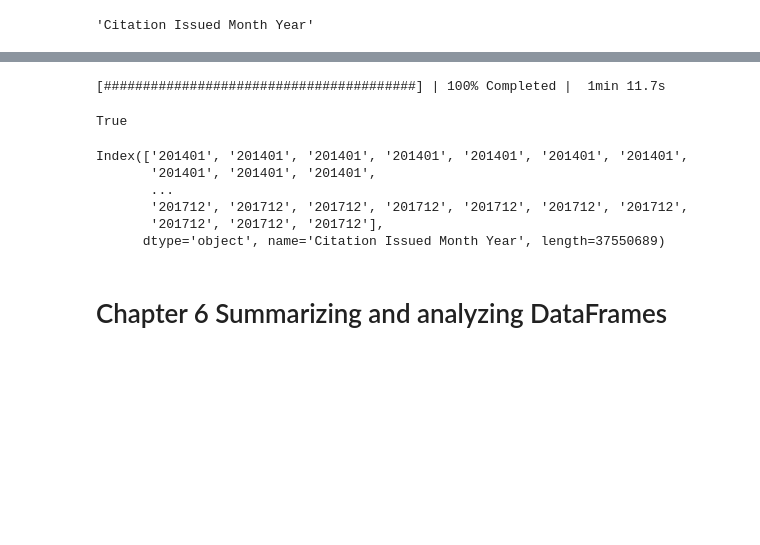
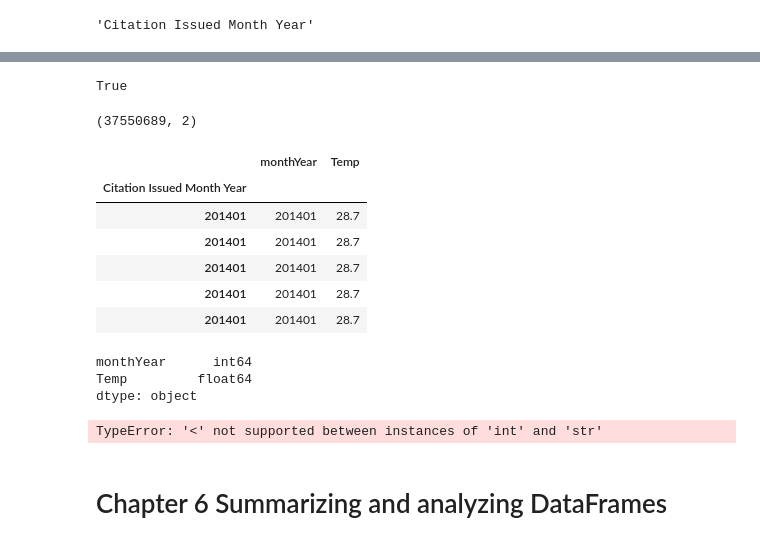
Before and after one commit to sunchengyi/Dask, a Jupyter notebook: nyc-parking-tickets_dask.ipynb, the cells around one changed output, grey strips where cells are left out. Saved outputs shown, nothing was run; the diff lists cells and outputs as text; code cells hidden in the pictures; blank space fills up the shorter version.

```diff
--- a/nyc-parking-tickets_dask.ipynb
+++ b/nyc-parking-tickets_dask.ipynb
@@ -625,5 +625,6 @@ with ProgressBar():
 0 rows × 37 columns
 # %%
 with ProgressBar():
-    print(nyc_data_with_temps.index.compute())
+    issued_month_year = nyc_data_with_temps.index.compute()
+print(issued_month_year)
 # %% [output]
@@ -658,6 +642 @@ nyc_data_new_index.index.name
-# %%
-with ProgressBar():
-    index1 = nyc_data_new_index.index.compute()
-# %% [output]
-[########################################] | 100% Completed |  1min 11.7s
 # %%
@@ -665,11 +644,18 @@ index1[0]==nyc_temps_indexed.index[12]
 # %% [output]
 True
-# %%
-index1
-# %% [output]
-Index(['201401', '201401', '201401', '201401', '201401', '201401', '201401',
-       '201401', '201401', '201401',
-       ...
-       '201712', '201712', '201712', '201712', '201712', '201712', '201712',
-       '201712', '201712', '201712'],
-      dtype='object', name='Citation Issued Month Year', length=37550689)
+# %%
+issued_month_year_temp = nyc_temps_indexed.loc[issued_month_year, :]
+# %%
+issued_month_year_temp.shape
+# %% [output]
+(37550689, 2)
+# %%
+issued_month_year_temp.head()
+# %% [output]
+|  | monthYear | Temp |
+| Citation Issued Month Year |  |  |
+| 201401 | 201401 | 28.7 |
+| 201401 | 201401 | 28.7 |
+| 201401 | 201401 | 28.7 |
+| 201401 | 201401 | 28.7 |
+| 201401 | 201401 | 28.7 |
@@ -675,0 +664,6 @@ Index(['201401', '201401', '201401', '201401', '201401', '201401', '201401',
+# %%
+issued_month_year_temp_new_index.dtypes
+# %% [output]
+monthYear      int64
+Temp         float64
+dtype: object
@@ -676,3 +672,8 @@ Index(['201401', '201401', '201401', '201401', '201401', '201401', '201401',
+# %%
+nyc_data_new_index.assign(monthYear=issued_month_year_temp_new_index.monthYear) #,Temp=issued_month_year_temp['Temp']
+# nyc_data_new_index['monthYear'] = issued_month_year_temp.monthYear.values
+# %% [output]
+TypeError: '<' not supported between instances of 'int' and 'str'
 # %% [markdown]
 # Chapter 6 Summarizing and analyzing DataFrames
 # %%
```
Also changed, not shown: parts of 10 cells of this notebook.
